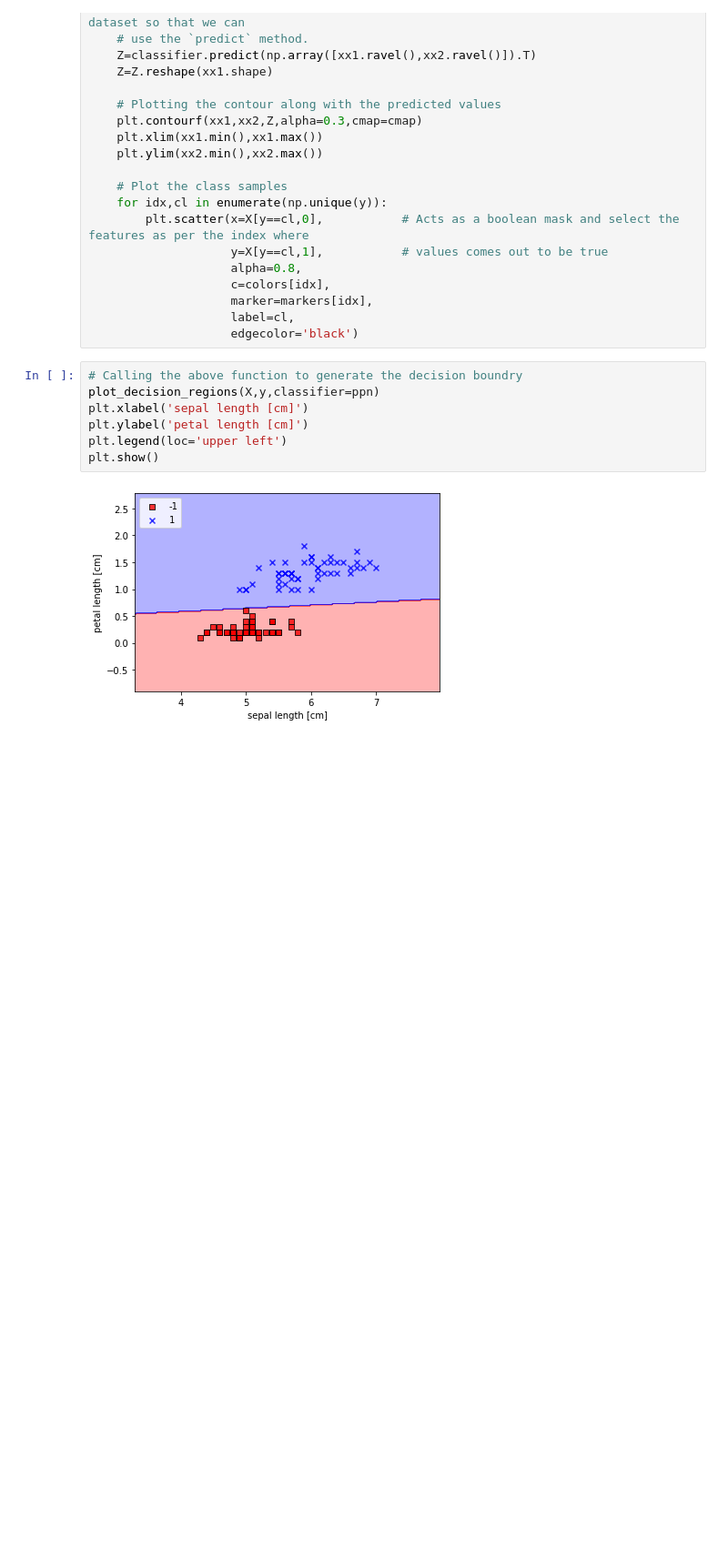
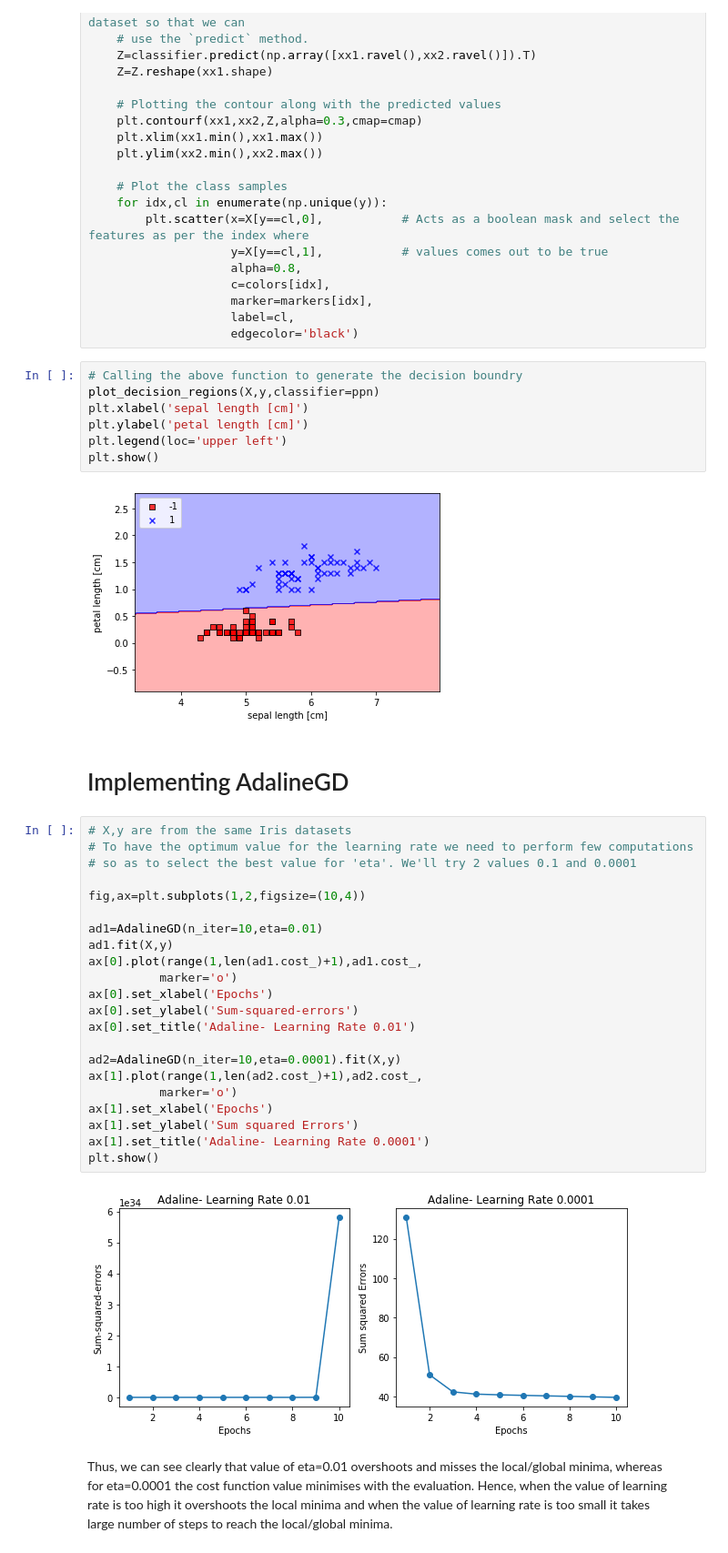
Before and after one commit to shriawesome/MachineLearning, a Jupyter notebook: Understanding Algorithms/Perceptron_AdaptiveLinearNeurons/PerceptroninAction_irisdataset.ipynb, the cells around one changed output. Shown at 91% size. Saved outputs shown, nothing was run; the diff lists cells and outputs as text; blank space fills up the shorter version.

Commit message:
Implementing AdalineGD for iris dataset

```diff
--- a/Understanding Algorithms/Perceptron_AdaptiveLinearNeurons/PerceptroninAction_irisdataset.ipynb
+++ b/Understanding Algorithms/Perceptron_AdaptiveLinearNeurons/PerceptroninAction_irisdataset.ipynb
@@ -201,3 +154,34 @@ plt.legend(loc='upper left')
 plt.show()
 # %% [output]
 [figure]
+# %% [markdown]
+# Implementing AdalineGD
+# %%
+# X,y are from the same Iris datasets
+# To have the optimum value for the learning rate we need to perform few computations
+# so as to select the best value for 'eta'. We'll try 2 values 0.1 and 0.0001
+
+fig,ax=plt.subplots(1,2,figsize=(10,4))
+
+ad1=AdalineGD(n_iter=10,eta=0.01)
+ad1.fit(X,y)
+ax[0].plot(range(1,len(ad1.cost_)+1),ad1.cost_,
+          marker='o')
+ax[0].set_xlabel('Epochs')
+ax[0].set_ylabel('Sum-squared-errors')
+ax[0].set_title('Adaline- Learning Rate 0.01')
+
+ad2=AdalineGD(n_iter=10,eta=0.0001).fit(X,y)
+ax[1].plot(range(1,len(ad2.cost_)+1),ad2.cost_,
+          marker='o')
+ax[1].set_xlabel('Epochs')
+ax[1].set_ylabel('Sum squared Errors')
+ax[1].set_title('Adaline- Learning Rate 0.0001')
+plt.show()
+# %% [output]
+[figure, added]
+# %% [markdown]
+Thus, we can see clearly that value of eta=0.01 overshoots and misses the local/global minima, whereas <br>
+for eta=0.0001 the cost function value minimises with the evaluation. Hence, when the value of learning<br>
+rate is too high it overshoots the local minima and when the value of learning rate is too small it takes<br>
+large number of steps to reach the local/global minima.
```
Also changed, not shown: parts of 16 cells of this notebook, 1 other file.
